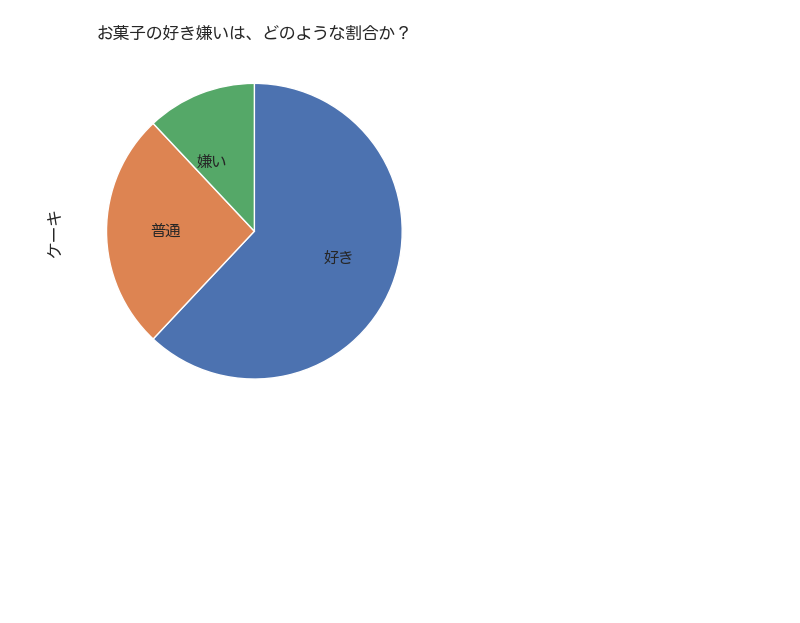
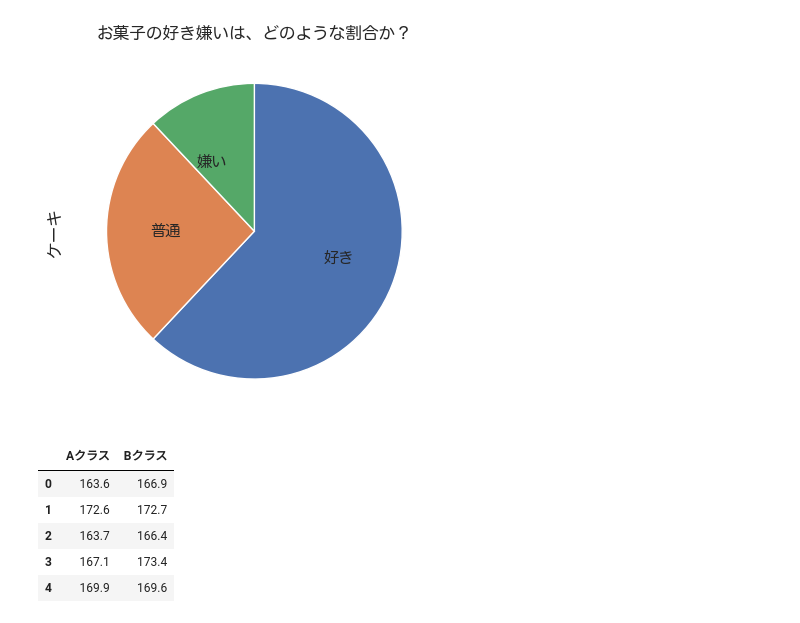
Before and after one commit to kaomatsu8888/data-analytics, a Jupyter notebook: matplotlib.ipynb, the cells around one changed output. Drawn from its saved outputs; the diff is of its cells as text; code cells hidden in the pictures; blank space fills up the shorter version.

```diff
--- a/matplotlib.ipynb
+++ b/matplotlib.ipynb
@@ -433,3 +433,24 @@ findfont: Font family 'Yu Gothic' not found.
 findfont: Font family 'Meiryo' not found.
 findfont: Font family 'Yu Gothic' not found.
 [figure]
+# %%
+#身長、クラスデータ比較
+%matplotlib inline
+import pandas as pd #pandasをインポート
+import matplotlib.pyplot as plt #matplotlibをインポート
+import seaborn as sns #seabornをインポート
+sns.set(font=["Meiryo", "Yu Gothic", "Hiragino Maru Gothic Pro"]) #フォントを設定
+
+data = {
+    "Aクラス" : [163.6,172.6,163.7,167.1,169.9,173.9,170.1,166.2,176.7,165.4],
+    "Bクラス" : [166.9,172.7,166.4,173.4,169.6,171.8,166.9,168.2,166.7,169.8]
+    }
+df = pd.DataFrame(data) #データフレームを作成
+df.head() #データフレームの先頭5行を表示
+# %% [output]
+|  | Aクラス | Bクラス |
+| 0 | 163.6 | 166.9 |
+| 1 | 172.6 | 172.7 |
+| 2 | 163.7 | 166.4 |
+| 3 | 167.1 | 173.4 |
+| 4 | 169.9 | 169.6 |
```
Also changed, not shown: parts of 3 cells of this notebook.
